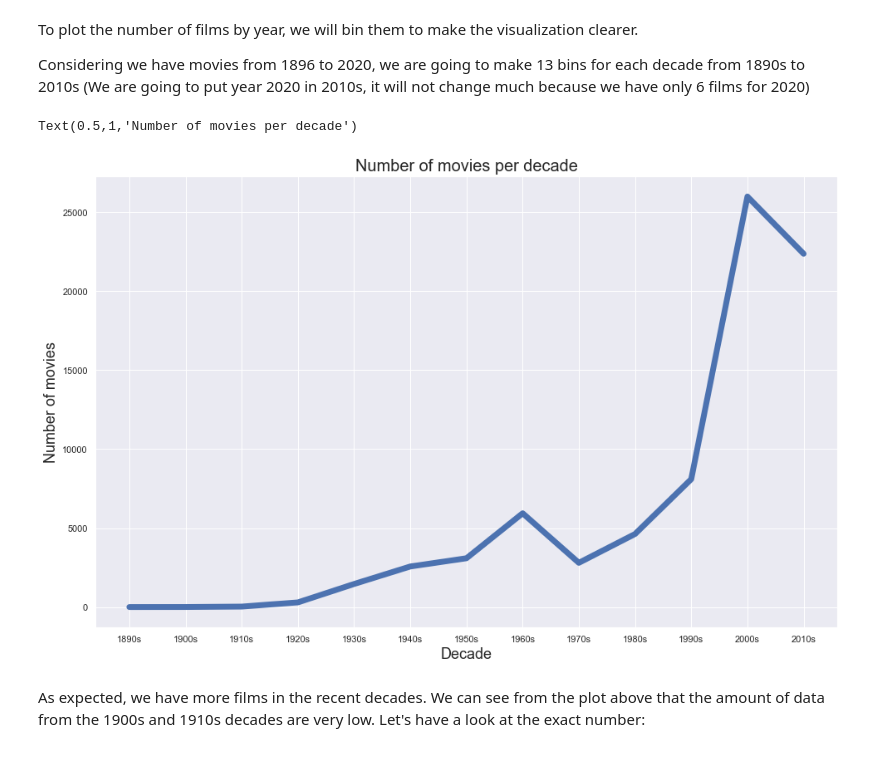
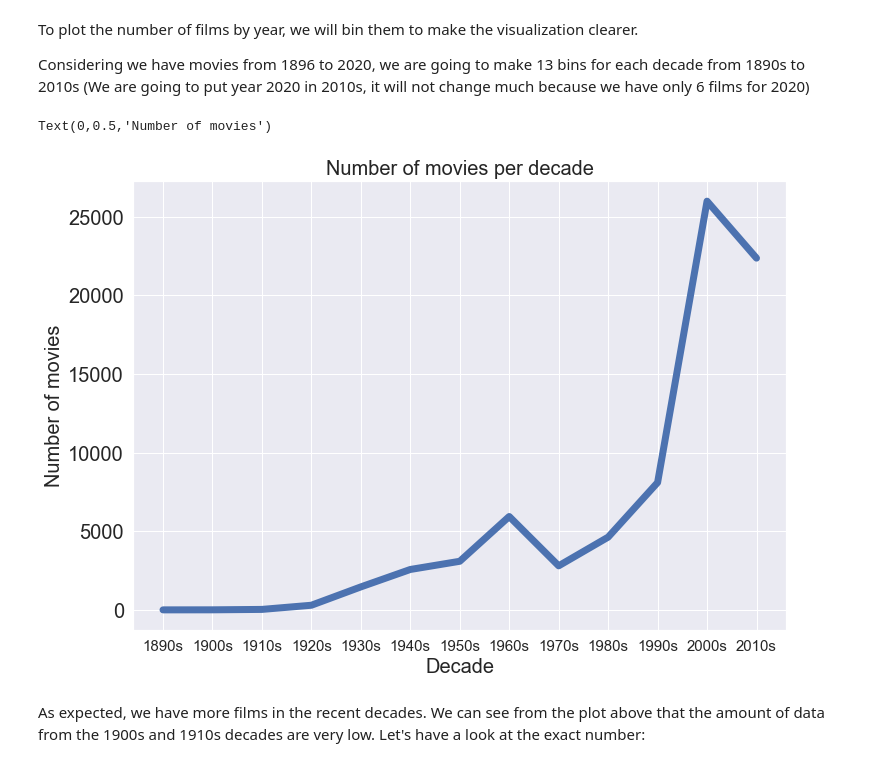
Before and after one commit to RobertInjac/ADA-Project-2018-OpenSubtitles, a Jupyter notebook: Project.ipynb, the cells around one changed output. Cells and saved outputs as stored; diff of their text form; code cells hidden in the pictures.

```diff
--- a/Project.ipynb
+++ b/Project.ipynb
@@ -372,13 +367,16 @@ for decade in range(1890, 2020, 10):
 counts[11] += int(ydf.loc[ydf['year'] == 2010]['count'])
 # %%
 data_movie_dist = pd.DataFrame({'Decade': labels, 'Number of movies':counts})
-sns.lineplot(x='Decade',
+g = sns.lineplot(x='Decade',
              y='Number of movies',
              linewidth=7.0,
-             data=data_movie_dist).set_title('Number of movies per decade')
+             data=data_movie_dist)
+g.set_title('Number of movies per decade', fontsize=20)
+g.set_xlabel("Decade",fontsize=20)
+g.set_ylabel("Number of movies",fontsize=20)
 # %% [output]
-Text(0.5,1,'Number of movies per decade')
+Text(0,0.5,'Number of movies')
-[figure, old version]
+[figure, new version]
 # %% [markdown]
 As expected, we have more films in the recent decades. We can see from the plot above that the amount of data from the 1900s and 1910s decades are very low. Let's have a look at the exact number:
 # %%
```
Also changed, not shown: parts of 60 cells of this notebook.
